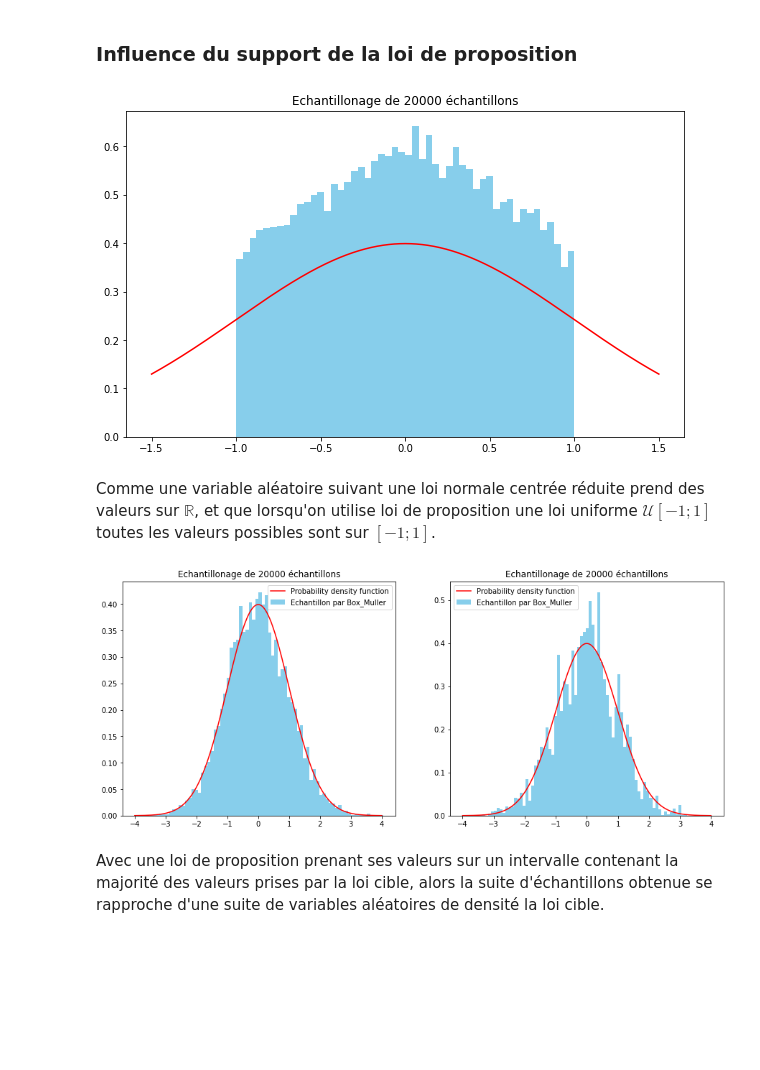
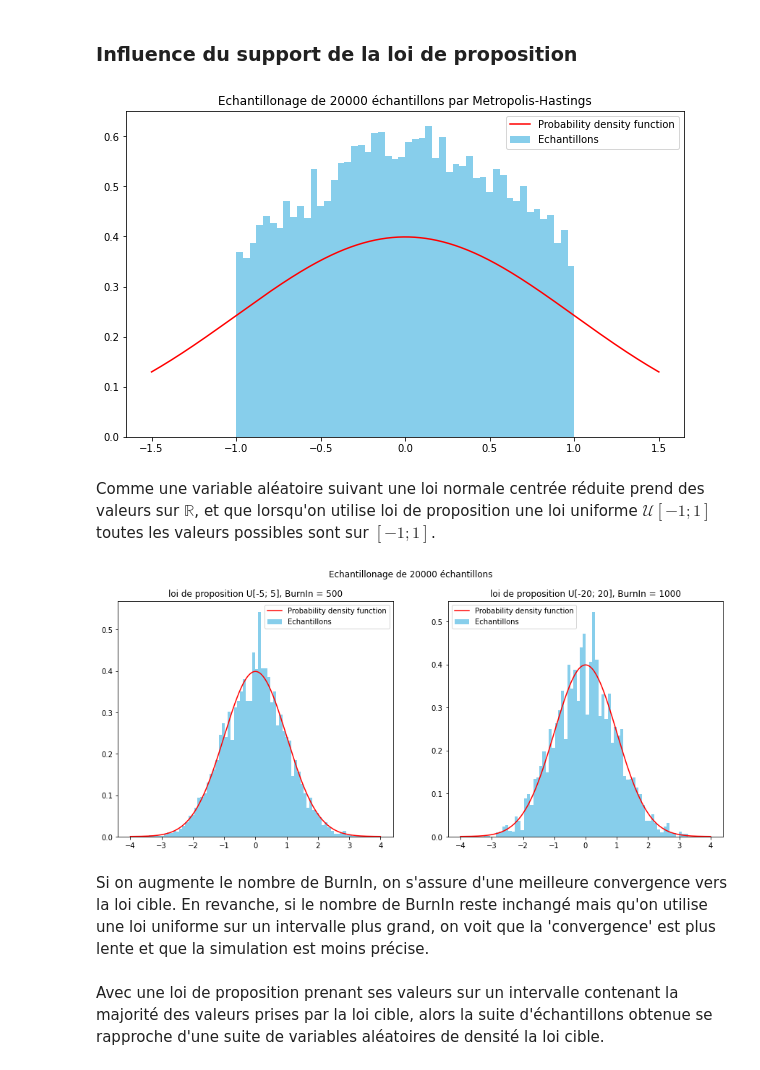
Before and after one commit to LoanSarazin/sdia-estimation, a Jupyter notebook: TP3/TP3_SARAZIN.ipynb, the cells around one changed output. Cells and saved outputs as stored; diff of their text form; code cells hidden in the pictures; blank space fills up the shorter version.

```diff
--- a/TP3/TP3_SARAZIN.ipynb
+++ b/TP3/TP3_SARAZIN.ipynb
@@ -238,11 +240,11 @@ Z = multivarie(nbEchantillon, mu, sigma)
 # %%
 fig = plt.figure(figsize=(15, 20))
 for i in range(mu.size) :
-    t = np.linspace(mu[i][0] - sigma[i][i], mu[i][0] + sigma[i][i], 1000)
+    t = np.linspace(np.min(Z[:, i]) - sigma[i][i]/5, np.max(Z[:, i]) + sigma[i][i]/5, 1000)
     z = ss.norm.pdf(t, loc=mu[i][0], scale=np.sqrt(sigma[i][i]))
 
     ax = fig.add_subplot(3, 2, i + 1)
-    ax.hist(np.ravel(Z[:, i]), bins=50, color="skyblue", density=True, label='Echantillon par Box_Muller')
+    ax.hist(np.ravel(Z[:, i]), bins=50, color="skyblue", density=True, label='Echantillons par loi multivariée')
     ax.plot(t, z, color='r', label='Probability density function')
     ax.legend()
     ax.set_title(f"loi normale de moyenne {mu[i][0]} et de variance {sigma[i][i]}")
@@ -309,12 +317,13 @@ z = f(t)
 
 fig = plt.figure(figsize=(10, 6))
 ax1 = fig.add_subplot(111)
-ax1.hist(X, bins=50, color="skyblue", density=True, label='Echantillon par Box_Muller')
+ax1.hist(X, bins=50, color="skyblue", density=True, label='Echantillons')
 ax1.plot(t, z, color='r', label='Probability density function')
-ax1.set_title(f"Echantillonage de {nbEchantillon} échantillons")
+ax1.set_title(f"Echantillonage de {nbEchantillon} échantillons par Metropolis-Hastings")
+ax1.legend()
 plt.show()
 # %% [output]
-[figure, old version]
+[figure, new version]
 # %% [markdown]
 Comme une variable aléatoire suivant une loi normale centrée réduite prend des valeurs sur $\mathbb{R}$, et que lorsqu'on utilise loi de proposition une loi uniforme $\mathcal{U}[-1;1]$ toutes les valeurs possibles sont sur $[-1;1]$.
 # %%
@@ -328,22 +337,25 @@ X2 = MH_indep(f, q2, nbEchantillon, nbBurn2)
 # %%
 t = np.linspace(-4, 4, 1000)
 z = f(t)
 
 fig = plt.figure(figsize=(15, 6))
+fig.suptitle(f"Echantillonage de {nbEchantillon} échantillons")
 ax1 = fig.add_subplot(121)
-ax1.hist(X1, bins=75, color="skyblue", density=True, label='Echantillon par Box_Muller')
+ax1.hist(X1, bins=75, color="skyblue", density=True, label='Echantillons')
 ax1.plot(t, z, color='r', label='Probability density function')
-ax1.set_title(f"Echantillonage de {nbEchantillon} échantillons")
+ax1.set_title(f"loi de proposition U[-5; 5], BurnIn = {nbBurn1}")
 ax1.legend()
 
 ax2 = fig.add_subplot(122)
-ax2.hist(X2, bins=75, color="skyblue", density=True, label='Echantillon par Box_Muller')
+ax2.hist(X2, bins=75, color="skyblue", density=True, label='Echantillons')
 ax2.plot(t, z, color='r', label='Probability density function')
-ax2.set_title(f"Echantillonage de {nbEchantillon} échantillons")
+ax2.set_title(f"loi de proposition U[-20; 20], BurnIn = {nbBurn2}")
 ax2.legend()
 plt.show()
 # %% [output]
-[figure, old version]
+[figure, new version]
+# %% [markdown]
+Si on augmente le nombre de BurnIn, on s'assure d'une meilleure convergence vers la loi cible. En revanche, si le nombre de BurnIn reste inchangé mais qu'on utilise une loi uniforme sur un intervalle plus grand, on voit que la 'convergence' est plus lente et que la simulation est moins précise.
 # %% [markdown]
 Avec une loi de proposition prenant ses valeurs sur un intervalle contenant la majorité des valeurs prises par la loi cible, alors la suite d'échantillons obtenue se rapproche d'une suite de variables aléatoires de densité la loi cible.
 # %% [markdown]
```
Also changed, not shown: parts of 26 cells of this notebook.
